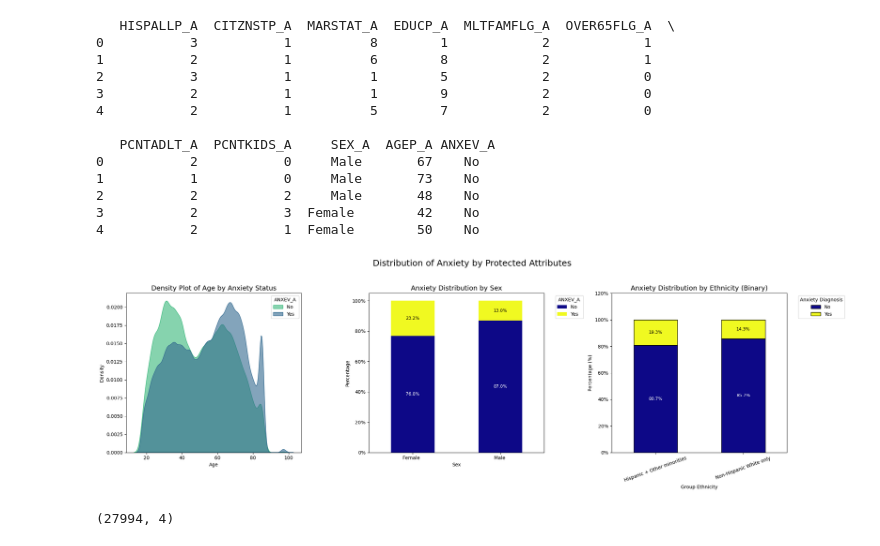
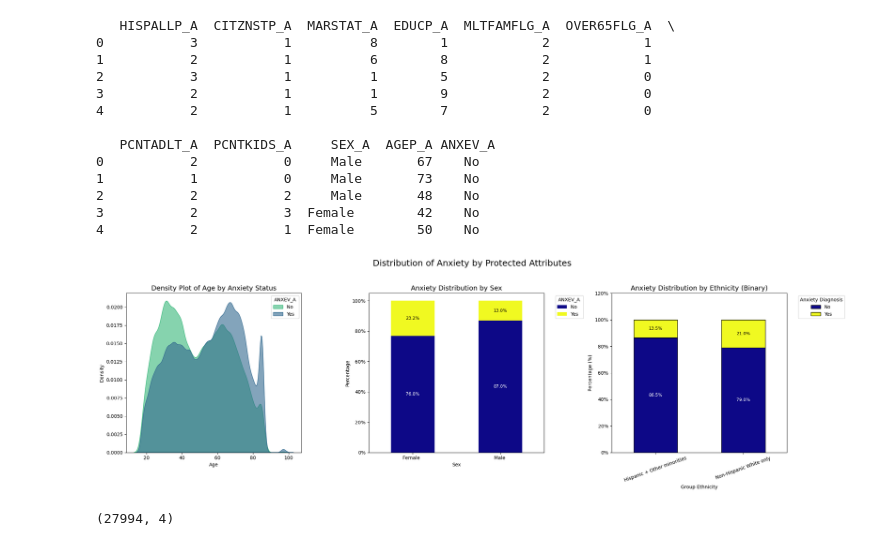
Before and after one commit to marcellypedra/Msc_Applied_Project, a Jupyter notebook: ExploreDataset.ipynb, the cells around one changed output. Cells and saved outputs as stored; diff of their text form; code cells hidden in the pictures.

```diff
--- a/ExploreDataset.ipynb
+++ b/ExploreDataset.ipynb
@@ -290,8 +290,8 @@ def get_text_color(rgb_color):
 
 # Use binary ethnicity grouping
 df['HISPALLP_BIN'] = df['HISPALLP_A'].map({
-    1: 1,  # Non-Hispanic White only
-    2: 0, 3: 0, 4: 0, 5: 0, 6: 0, 7: 0  # All others grouped together
+    2: 1,  # Non-Hispanic White only -- CORRECTED FROM THEPREVIOUS ONE THAT WAS 1:1 INSTEAD OF 2:1
+    1: 0, 3: 0, 4: 0, 5: 0, 6: 0, 7: 0  # All others grouped together
 })
 df['HISPALLP_BIN_LABEL'] = df['HISPALLP_BIN'].map({
     1: "Non-Hispanic White only",
@@ -345,34 +345,34 @@ for container in axes[1].containers:
 
 # Stacked Bar Chart for HISPALLP_A & relatioship with ANXEV_A
 contingency_table_hisp = pd.crosstab(df['HISPALLP_BIN_LABEL'], df['ANXEV_A'], normalize='index')
 contingency_table_hisp.plot(kind='bar', stacked=True, ax=axes[2], cmap='plasma', edgecolor="black")
 
 axes[2].set_title('Anxiety Distribution by Ethnicity (Binary)', fontsize=14)
 axes[2].set_xlabel('Group Ethnicity')
 axes[2].set_ylabel('Percentage (%)')
 axes[2].legend(title='Anxiety Diagnosis', labels=['No', 'Yes'], bbox_to_anchor=(1.05, 1), loc='upper left')
 axes[2].tick_params(axis='x', rotation=20)
 
 # Format y-axis ticks to show percentages
 axes[2].set_yticks(axes[2].get_yticks())
 axes[2].set_yticklabels([f'{int(x*100)}%' for x in axes[2].get_yticks()])
 
 # Add text labels on the bars
 for container in axes[2].containers:
     for bar in container:
         height = bar.get_height()
         if height > 0.01:
             color = get_text_color(bar.get_facecolor())
             axes[2].text(bar.get_x() + bar.get_width() / 2,
                          bar.get_y() + height / 2,
                          f'{height:.1%}',
                          ha='center', va='center', fontsize=9, color=color)
 
 #adjust of display
 plt.tight_layout(rect=[0, 0, 1, 0.95])
 plt.show()
 # %% [output]
-[figure, old version]
+[figure, new version]
 # %%
 #--RE-SELECTING CHOSEN FEATURES AND CONFIRMING DATA UNIFORMIZATION--#
 # %%
```
Also changed, not shown: 4 other files.
